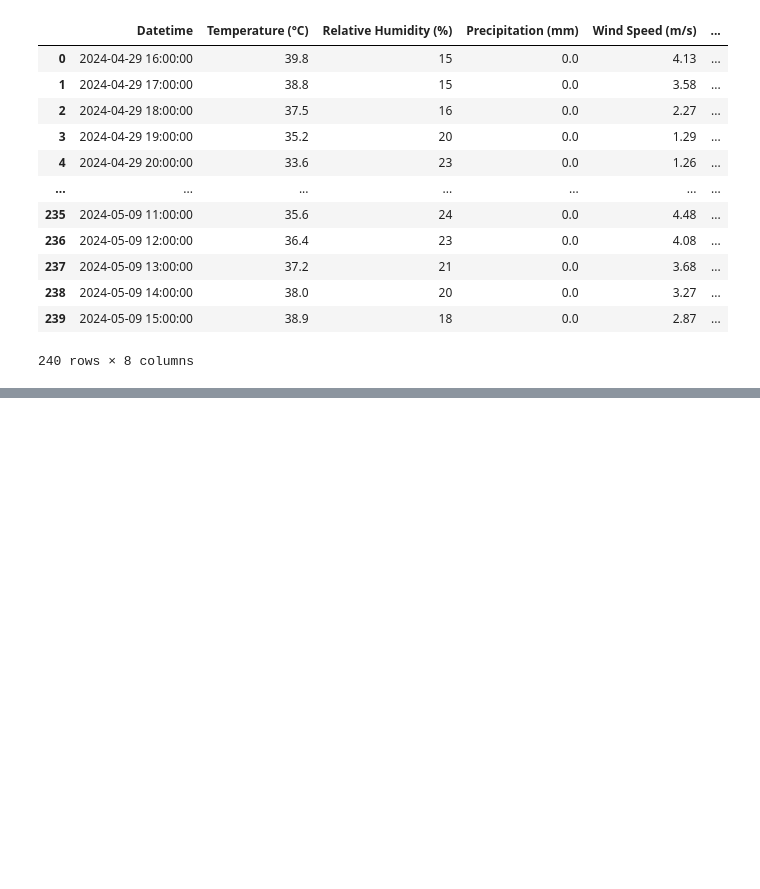
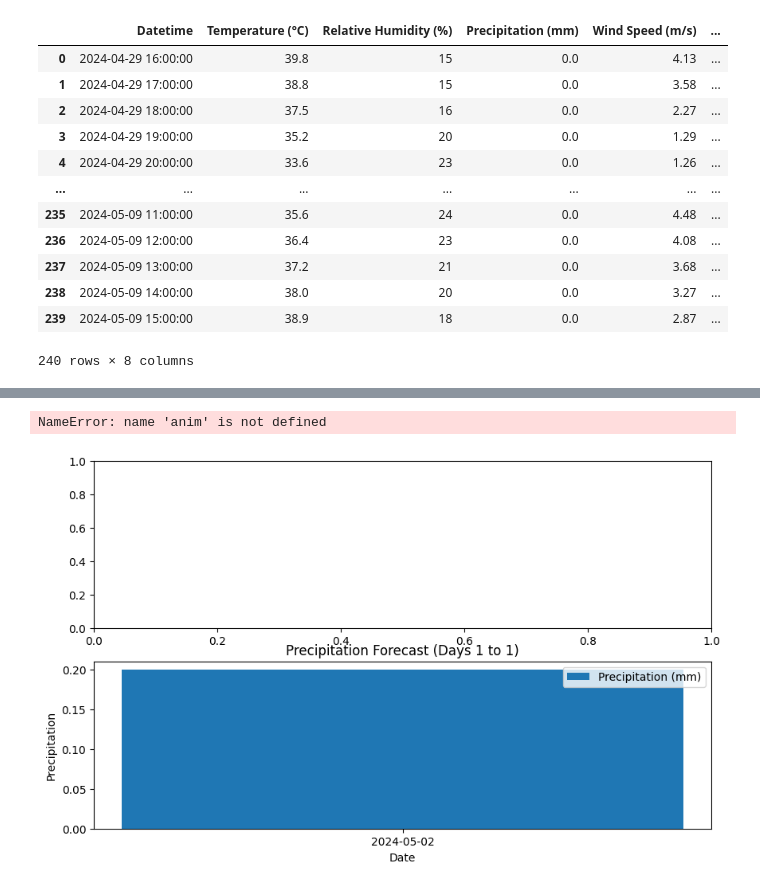
Before and after one commit to Rishit605/MetP, a Jupyter notebook: ETL.ipynb, the cells around one changed output, grey strips where cells are left out. Saved outputs shown, nothing was run; the diff lists cells and outputs as text; code cells hidden in the pictures; blank space fills up the shorter version.

Commit message:
Updates Dependencies and Data loading strategy.

```diff
--- a/ETL.ipynb
+++ b/ETL.ipynb
@@ -1208,0 +1174,64 @@ TypeError: Input z must be 2D, not 1D
+# %%
+import matplotlib.pyplot as plt
+import matplotlib.dates
+from matplotlib.dates import date2num, num2date
+import matplotlib.animation as animation
+import pandas as pd
+
+# Sample weather data (replace with your data source)
+dataframe = {
+  'dates': ['2024-05-02', '2024-05-03', '2024-05-04', '2024-05-05'] , # Sample dates
+  'temperatures': [15, 20, 18, 22],  # Sample temperatures (in Celsius)
+  'precipitation': [0.2, 0, 0.1, 0.5]
+}  # Sample precipitation (in mm)
+
+df = pd.DataFrame(dataframe)
+
+
+# # Convert dates to datetime objects using pandas
+dates_pd = pd.to_datetime(df['dates'])
+
+# Convert pandas datetime objects to numerical format
+df['NumericTimestamp'] = date2num(df['dates'])
+# df
+
+def animate_temperature(frame_num):
+  plt.cla()  # Clear the plot for each frame
+  plt.plot(df['NumericTimestamp'][:frame_num + 1], df['temperatures'][:frame_num + 1], label='Temperature (Celsius)')
+
+  # Convert numeric timestamps to dates for x-axis labels
+  dates = [num2date(timestamp) for timestamp in df['NumericTimestamp'][:frame_num + 1]]
+  plt.xticks(dates, [date.strftime('%Y-%m-%d') for date in dates])
+
+  plt.xlabel('Date')
+  plt.ylabel('Temperature')
+  plt.title(f'Temperature Forecast (Days 1 to {frame_num + 1})')
+  plt.legend()
+
+
+def animate_precipitation(frame_num):
+  plt.cla()  # Clear the plot for each frame
+  plt.bar(df['NumericTimestamp'][:frame_num + 1], df['precipitation'][:frame_num + 1], label='Precipitation (mm)')
+
+  # Convert numeric timestamps to dates for x-axis labels
+  dates = [num2date(timestamp) for timestamp in df['NumericTimestamp'][:frame_num + 1]]
+  plt.xticks(dates, [date.strftime('%Y-%m-%d') for date in dates])
+
+  plt.xlabel('Date')
+  plt.ylabel('Precipitation')
+  plt.title(f'Precipitation Forecast (Days 1 to {frame_num + 1})')
+  plt.legend()
+
+# Create animations for temperature and precipitation
+fig, (ax1, ax2) = plt.subplots(2, 1, figsize=(10, 6))  # Create a subplot for each variable
+temp_animation = animation.FuncAnimation(fig, animate_temperature, frames=len(dates), interval=1000)
+precip_animation = animation.FuncAnimation(fig, animate_precipitation, frames=len(dates), interval=1000)
+
+# Combine animations (optional)
+# You can use tools like moviepy to combine these animations into a single video
+
+anim.save()
+plt.show()
+# %% [output]
+NameError: name 'anim' is not defined
+[figure, added]
```
Also changed, not shown: parts of 14 cells of this notebook, 14 other files.
